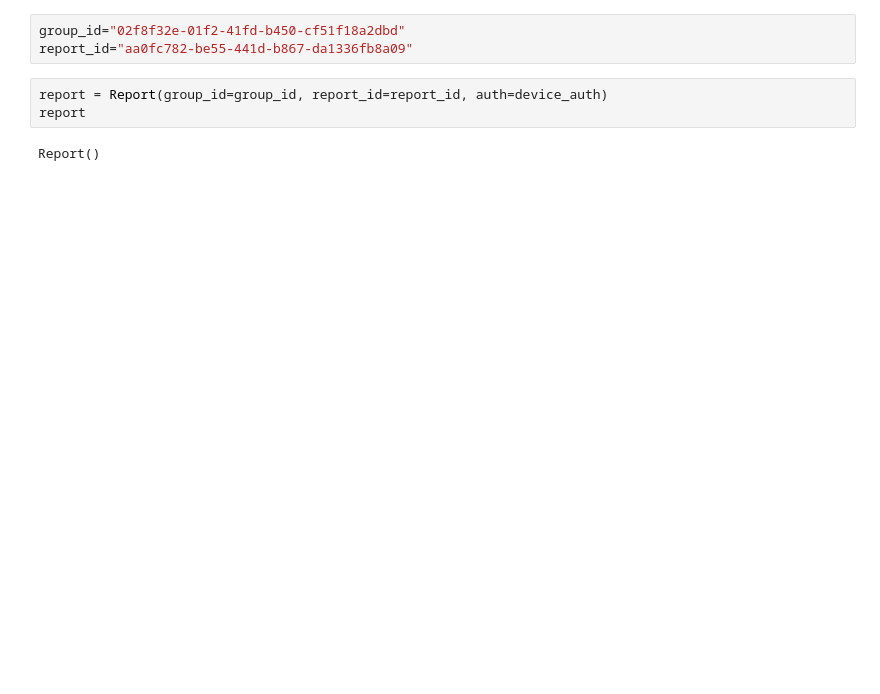
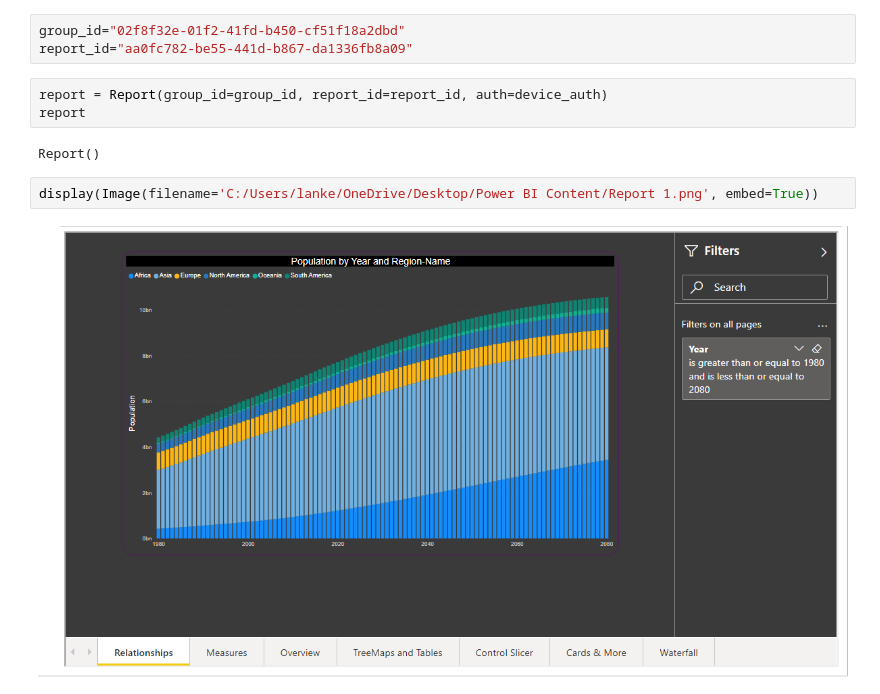
Before and after one commit to ShrutiL1396/Python, a Jupyter notebook: Visualisations/Power_BI_Report/PowerBI_Report.ipynb, the cells around one changed output. Cells and saved outputs as stored; diff of their text form; blank space fills up the shorter version.

Commit message:
Add PowerBI-Jupyter report

```diff
--- a/Visualisations/Power_BI_Report/PowerBI_Report.ipynb
+++ b/Visualisations/Power_BI_Report/PowerBI_Report.ipynb
@@ -21,3 +22,7 @@ report = Report(group_id=group_id, report_id=report_id, auth=device_auth)
 report
 # %% [output]
 Report()
+# %%
+display(Image(filename='C:/Users/lanke/OneDrive/Desktop/Power BI Content/Report 1.png', embed=True))
+# %% [output]
+[figure, added]
```
Also changed, not shown: parts of 3 cells of this notebook.
